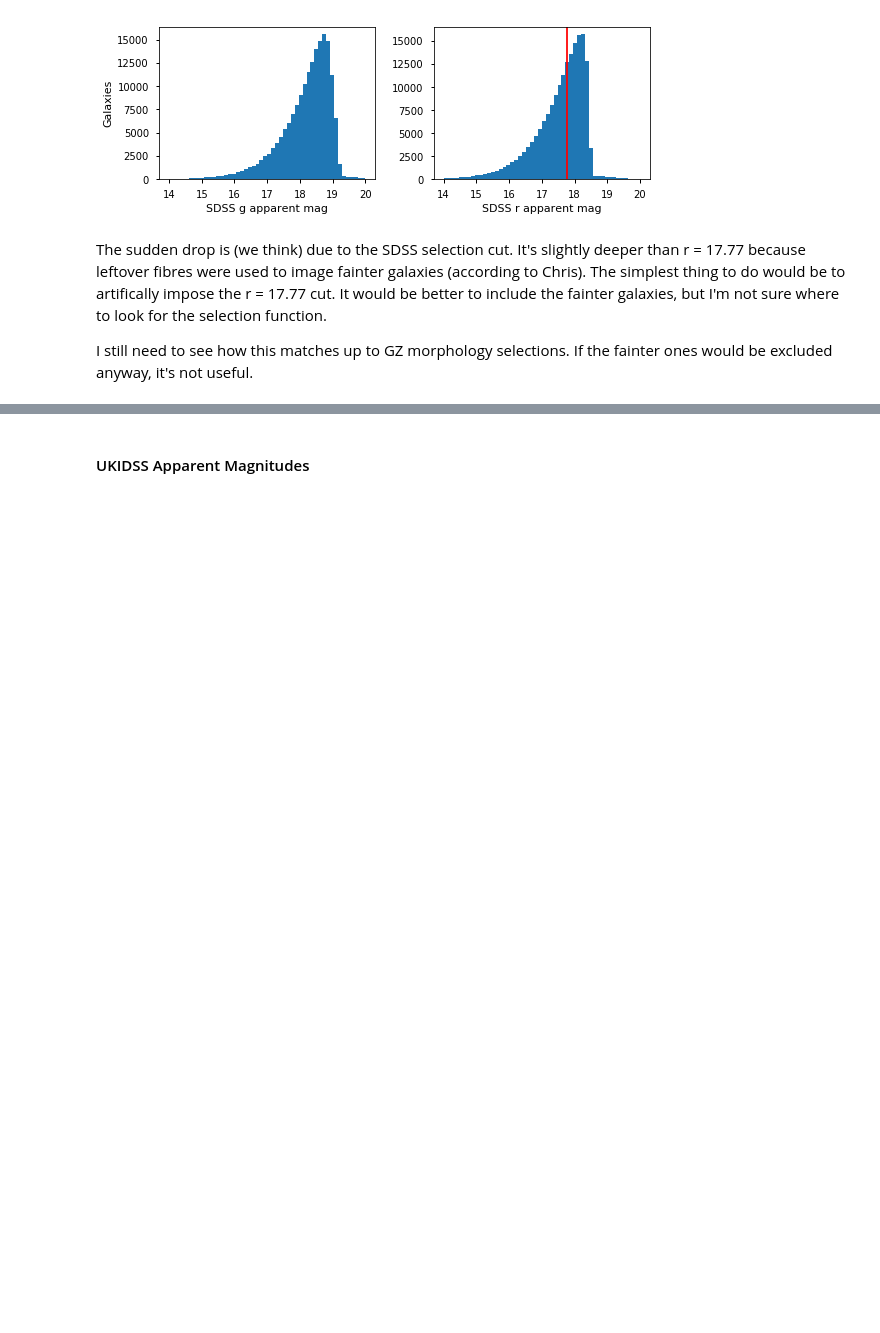
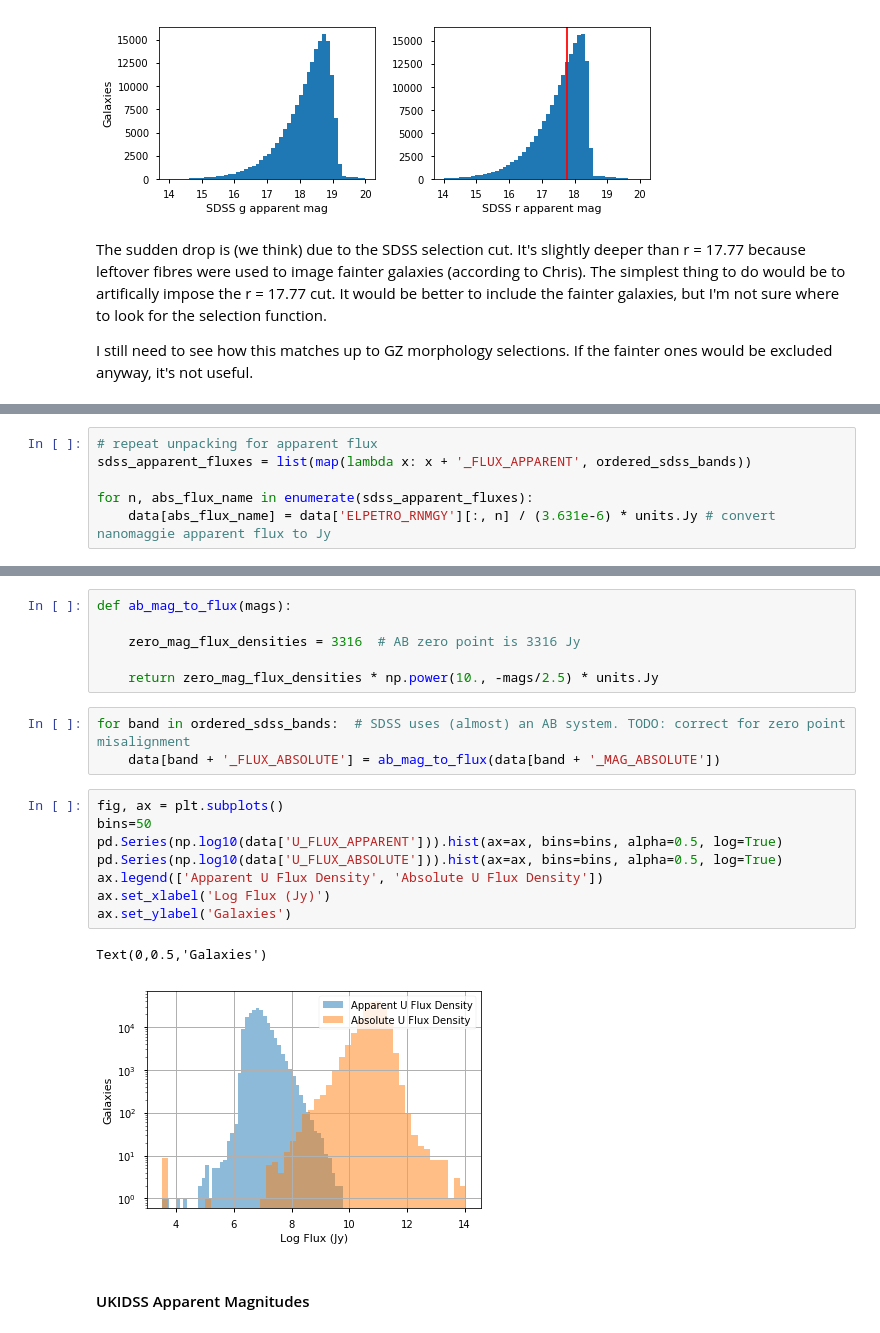
Before and after one commit to mwalmsley/find_agn, a Jupyter notebook: core-sample-basic-properties.ipynb, the cells around one changed output, grey strips where cells are left out. Cells and saved outputs as stored; diff of their text form; blank space fills up the shorter version.

```diff
--- a/core-sample-basic-properties.ipynb
+++ b/core-sample-basic-properties.ipynb
@@ -136,0 +179,6 @@ I still need to see how this matches up to GZ morphology selections. If the fain
+# %%
+# repeat unpacking for apparent flux
+sdss_apparent_fluxes = list(map(lambda x: x + '_FLUX_APPARENT', ordered_sdss_bands))
+
+for n, abs_flux_name in enumerate(sdss_apparent_fluxes):
+    data[abs_flux_name] = data['ELPETRO_RNMGY'][:, n] / (3.631e-6) * units.Jy # convert nanomaggie apparent flux to Jy
@@ -137,3 +201,23 @@ I still need to see how this matches up to GZ morphology selections. If the fain
+# %%
+def ab_mag_to_flux(mags):
+
+    zero_mag_flux_densities = 3316  # AB zero point is 3316 Jy
+
+    return zero_mag_flux_densities * np.power(10., -mags/2.5) * units.Jy
+# %%
+for band in ordered_sdss_bands:  # SDSS uses (almost) an AB system. TODO: correct for zero point misalignment
+    data[band + '_FLUX_ABSOLUTE'] = ab_mag_to_flux(data[band + '_MAG_ABSOLUTE'])
+# %%
+fig, ax = plt.subplots()
+bins=50
+pd.Series(np.log10(data['U_FLUX_APPARENT'])).hist(ax=ax, bins=bins, alpha=0.5, log=True)
+pd.Series(np.log10(data['U_FLUX_ABSOLUTE'])).hist(ax=ax, bins=bins, alpha=0.5, log=True)
+ax.legend(['Apparent U Flux Density', 'Absolute U Flux Density'])
+ax.set_xlabel('Log Flux (Jy)')
+ax.set_ylabel('Galaxies')
+# %% [output]
+Text(0,0.5,'Galaxies')
+[figure, added]
 # %% [markdown]
 #### UKIDSS Apparent Magnitudes
 # %%
```
Also changed, not shown: parts of 60 cells of this notebook, 1 other file.
